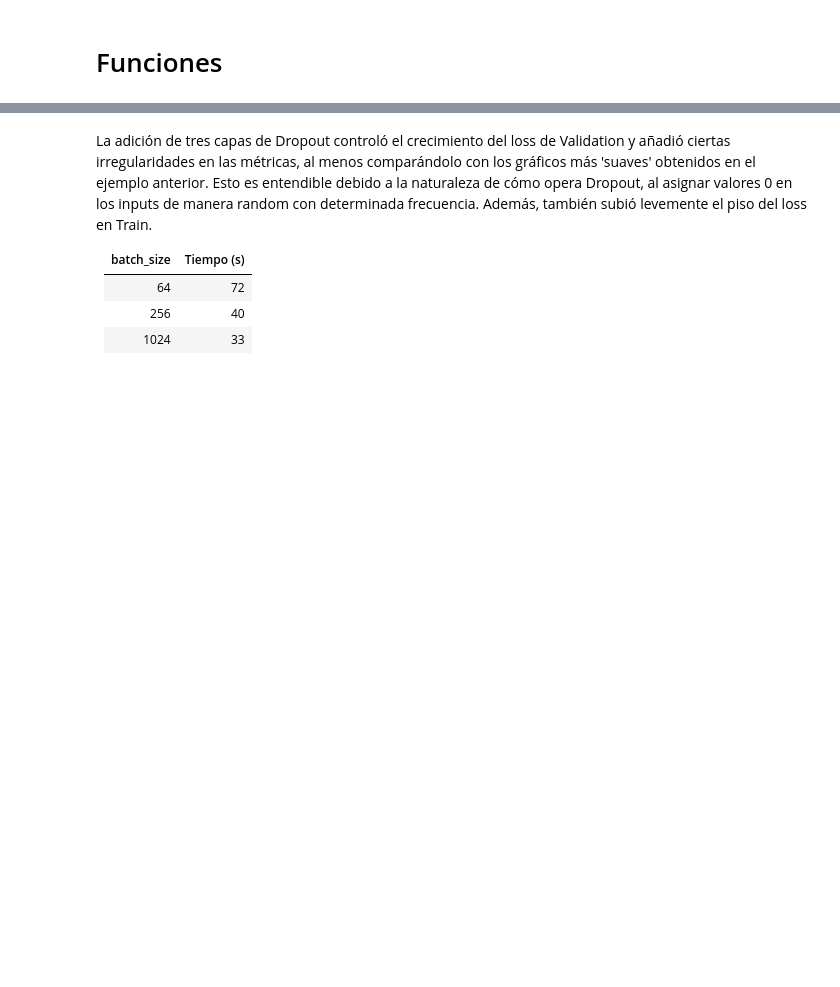
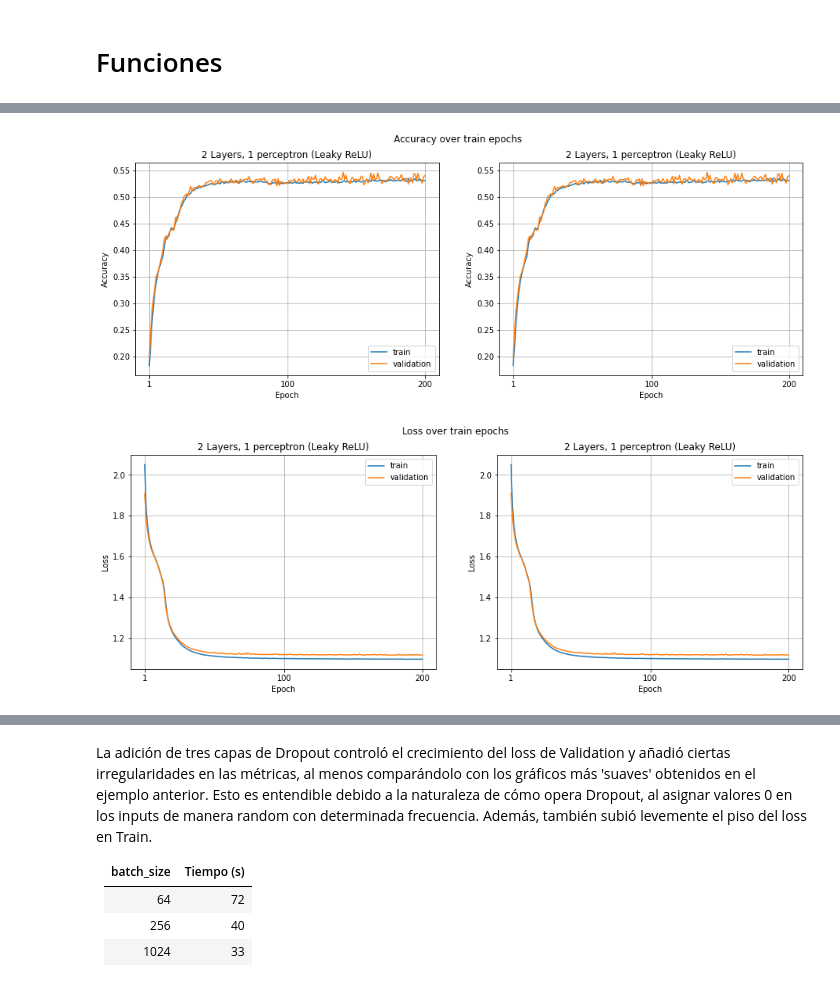
Before and after one commit to Ganymede23/UCSE-TP-ML-2022, a Jupyter notebook: tp3_fashion_mnist.ipynb, the cells around one changed output, grey strips where cells are left out. Saved outputs shown, nothing was run; the diff lists cells and outputs as text; code cells hidden in the pictures; blank space fills up the shorter version.

```diff
--- a/tp3_fashion_mnist.ipynb
+++ b/tp3_fashion_mnist.ipynb
@@ -172,3 +182,10 @@ La variable a predecir tiene una **distribución uniforme** en todo ambos datase
 #X_test = X_test.astype('float32')
 #X_train /= 255
 #X_test /= 255
+
+# Scale images to the [0, 1] range
+X_train = X_train.astype("float32") / 255
+X_test = X_test.astype("float32") / 255
+# Make sure images have shape (28, 28, 1)
+X_train = np.expand_dims(X_train, -1)
+X_test = np.expand_dims(X_test, -1)
@@ -894,0 +581,15 @@ Procedemos a testear la primer situación, utilizando capas de Dropout entre las
+# %%
+mlp_2l_1_leakyrelu = Sequential([
+    Flatten(input_shape=(28, 28, 1)),
+    Dense(1, activation=tf.keras.layers.LeakyReLU(alpha=0.3)),
+    Dense(1, activation=tf.keras.layers.LeakyReLU(alpha=0.3)),
+    Dense(OUTPUTS, activation='softmax'),
+])
+
+mlp_2l_1_leakyrelu.compile(
+    optimizer='adam',
+    loss='sparse_categorical_crossentropy',
+    metrics=['accuracy',],
+)
+
+mlp_2l_1_leakyrelu.summary()
@@ -894,0 +650,5 @@ Procedemos a testear la primer situación, utilizando capas de Dropout entre las
+# %%
+print('mlp_2l_1_leakyrelu')
+mlp_2l_1_leakyrelu_b256 = fit_model(mlp_2l_1_leakyrelu, batch_size=256, epochs=200, compare=True)
+print('mlp_3l_1_leakyrelu')
+mlp_3l_1_leakyrelu_b256 = fit_model(mlp_3l_1_leakyrelu, batch_size=256, epochs=200, compare=True)
@@ -894,0 +664,8 @@ Procedemos a testear la primer situación, utilizando capas de Dropout entre las
+# %%
+plot_model(model_1=mlp_2l_1_leakyrelu_b256, model_2=mlp_2l_1_leakyrelu_b256, epochs=200,
+    title='Accuracy over train epochs', subtitle_1='2 Layers, 1 perceptron (Leaky ReLU)', subtitle_2='2 Layers, 1 perceptron (Leaky ReLU)')
+plot_model(model_1=mlp_2l_1_leakyrelu_b256, model_2=mlp_2l_1_leakyrelu_b256, epochs=200, loss=True,
+    title='Loss over train epochs', subtitle_1='2 Layers, 1 perceptron (Leaky ReLU)', subtitle_2='2 Layers, 1 perceptron (Leaky ReLU)')
+# %% [output]
+[figure, added]
+[figure, added]
```
Also changed, not shown: parts of 123 cells of this notebook.
